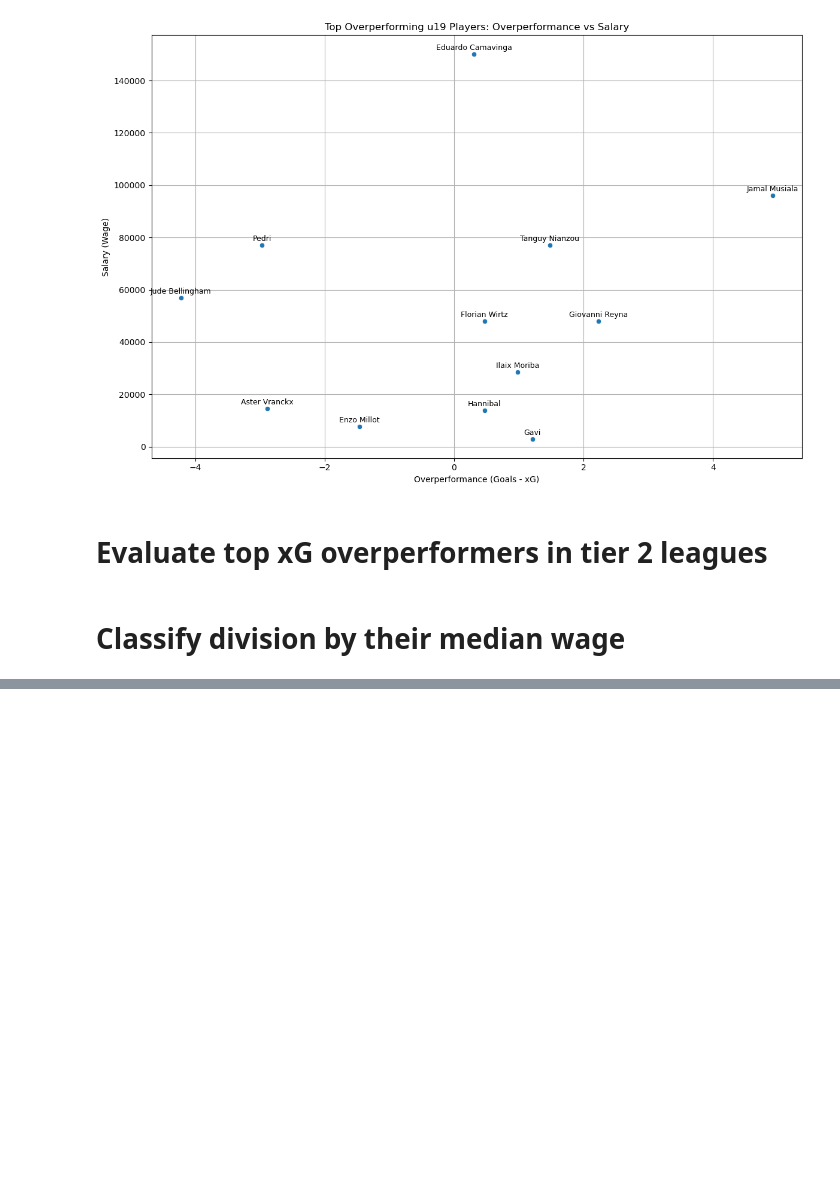
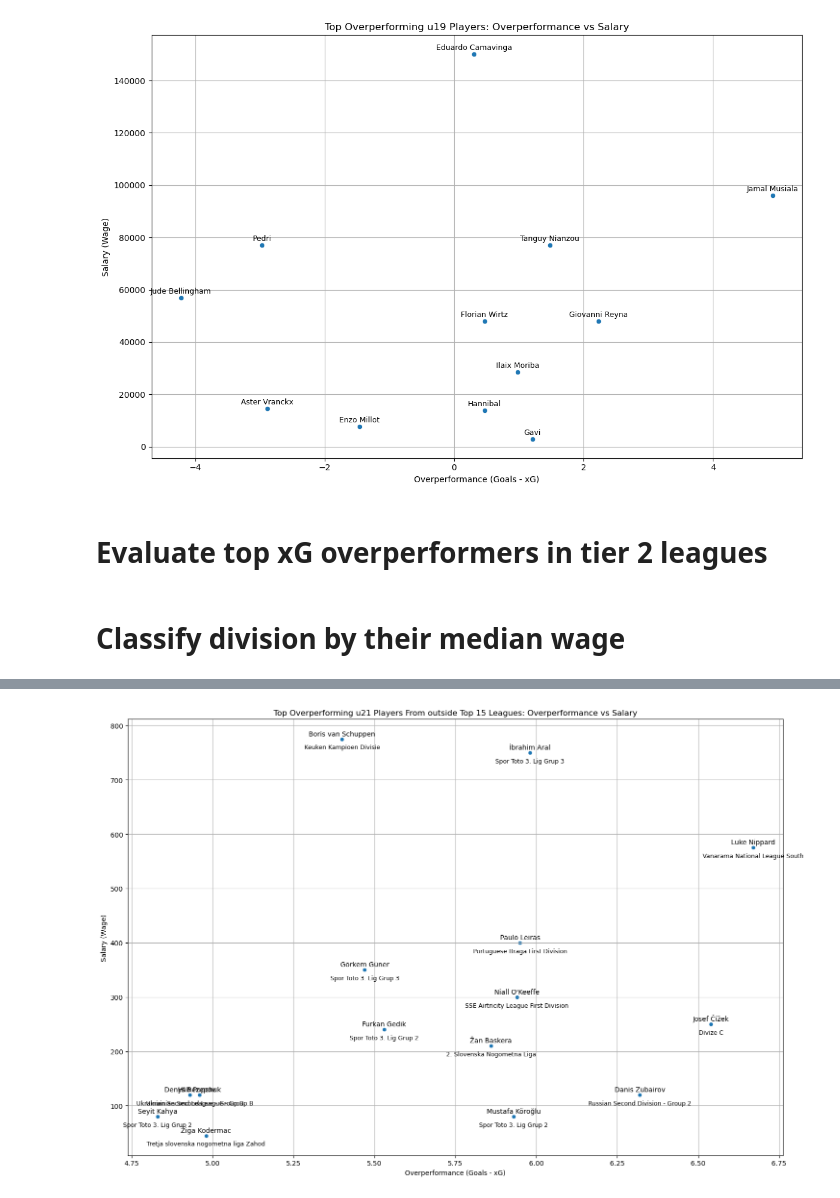
Before and after one commit to bbmt0/fm22_moneyball, a Jupyter notebook: notebooks/01_exploration_data.ipynb, the cells around one changed output, grey strips where cells are left out. Drawn from its saved outputs; the diff is of its cells as text; code cells hidden in the pictures; blank space fills up the shorter version.

```diff
--- a/notebooks/01_exploration_data.ipynb
+++ b/notebooks/01_exploration_data.ipynb
@@ -476,0 +450,73 @@ Index: []
+# %%
+# Calculate median wage by Division
+median_wage_by_division = df.groupby('Division')['Wage'].median()
+
+# Filter divisions with more than 10 players
+divisions_with_more_than_10_players = df['Division'].value_counts()
+divisions_with_more_than_10_players = divisions_with_more_than_10_players[divisions_with_more_than_10_players >= 10].index
+median_wage_by_division = median_wage_by_division[median_wage_by_division.index.isin(divisions_with_more_than_10_players)]
+
+# Delete NaN values
+median_wage_by_division = median_wage_by_division.dropna()
+
+top_8_championships = median_wage_by_division.sort_values(ascending=False).head(8)
+top_8_championships_list = top_8_championships.index.tolist()
+players_outside_top_8 = df[~df['Division'].isin(top_8_championships_list)]
+
+u21_players = players_outside_top_8[players_outside_top_8['Age'] <= 21]
+# Exclude players with 0 xG
+u21_players = u21_players[u21_players['xG'] > 0]
+# Exclude players that can play as a striker
+u21_players = u21_players[~u21_players['Position'].str.contains('ST')]
+# Exclude players with wage higher than 5000
+u21_players = u21_players[u21_players['Wage'] <= 5000]
+
+u21_players = u21_players[['Name', 'Age', 'Club', 'Goals', 'xG', 'Wage', 'Nationality', 'Division', 'Rating']]
+u21_players['Overperformance_Gls_xG'] = u21_players['Goals'] - u21_players['xG']
+
+u21_players = u21_players.nlargest(15, 'Overperformance_Gls_xG')
+
+
+# Create graph
+plt.figure(figsize=(15, 10))
+sns.scatterplot(x='Overperformance_Gls_xG', y='Wage', data=u21_players, palette='viridis')
+
+# Ajouter les noms des joueurs
+for i in range(len(u21_players)):
+    player_name = u21_players.iloc[i]['Name']
+    overperformance = u21_players.iloc[i]['Overperformance_Gls_xG']
+    wage = u21_players.iloc[i]['Wage']
+    league = u21_players.iloc[i]['Division']
+
+    plt.annotate(
+        player_name,
+        (overperformance, wage),
+        textcoords="offset points",
+        xytext=(0,5),
+        ha='center',
+        fontsize=10,
+        color='black'
+    )
+    plt.annotate(
+        league,
+        (overperformance, wage),
+        textcoords="offset points",
+        xytext=(0,-15),
+        ha='center',
+        fontsize=9,
+        color='black'
+    )
+
+# Personnaliser le graphique
+plt.title('Top Overperforming u21 Players From outside Top 15 Leagues: Overperformance vs Salary')
+plt.xlabel('Overperformance (Goals - xG)')
+plt.ylabel('Salary (Wage)')
+plt.grid(True)
+plt.tight_layout()
+plt.show()
+
+# Calculate median Overperformance_Gls_xG by Division for u21 players from outside top 15 leagues
+median_overperformance_by_division = u21_players.groupby('Division')['Overperformance_Gls_xG'].median()
+print(median_overperformance_by_division)
+# %% [output]
+[figure, added]
```
Also changed, not shown: parts of 7 cells of this notebook.
